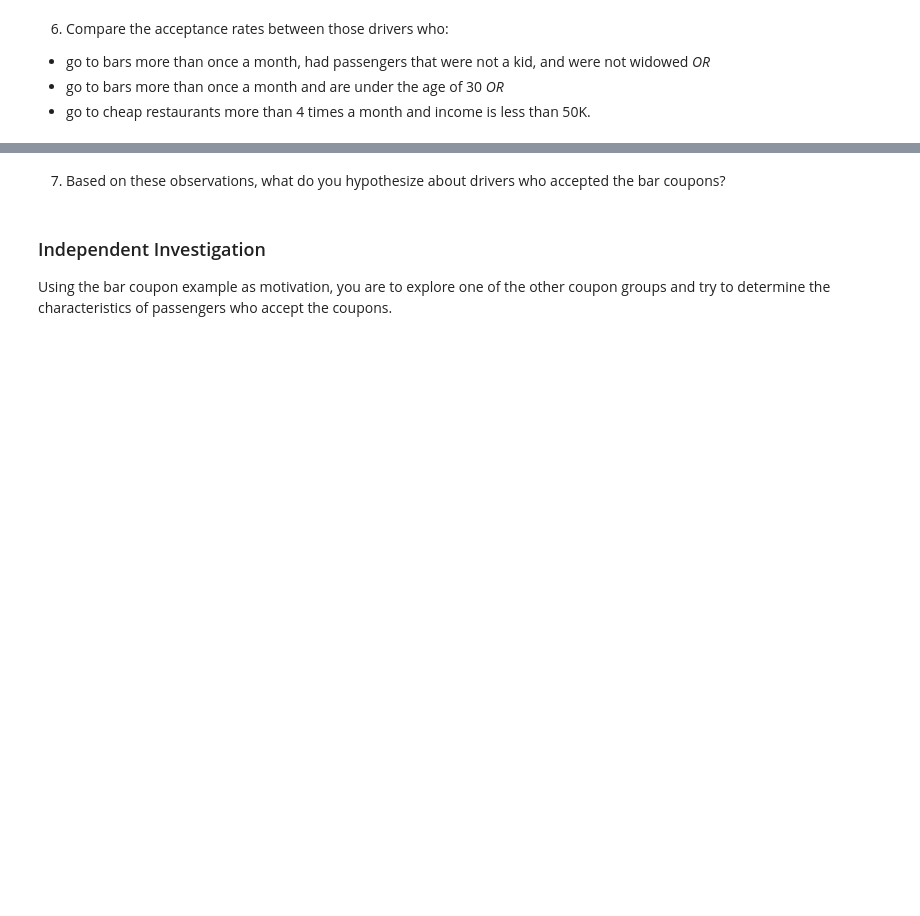
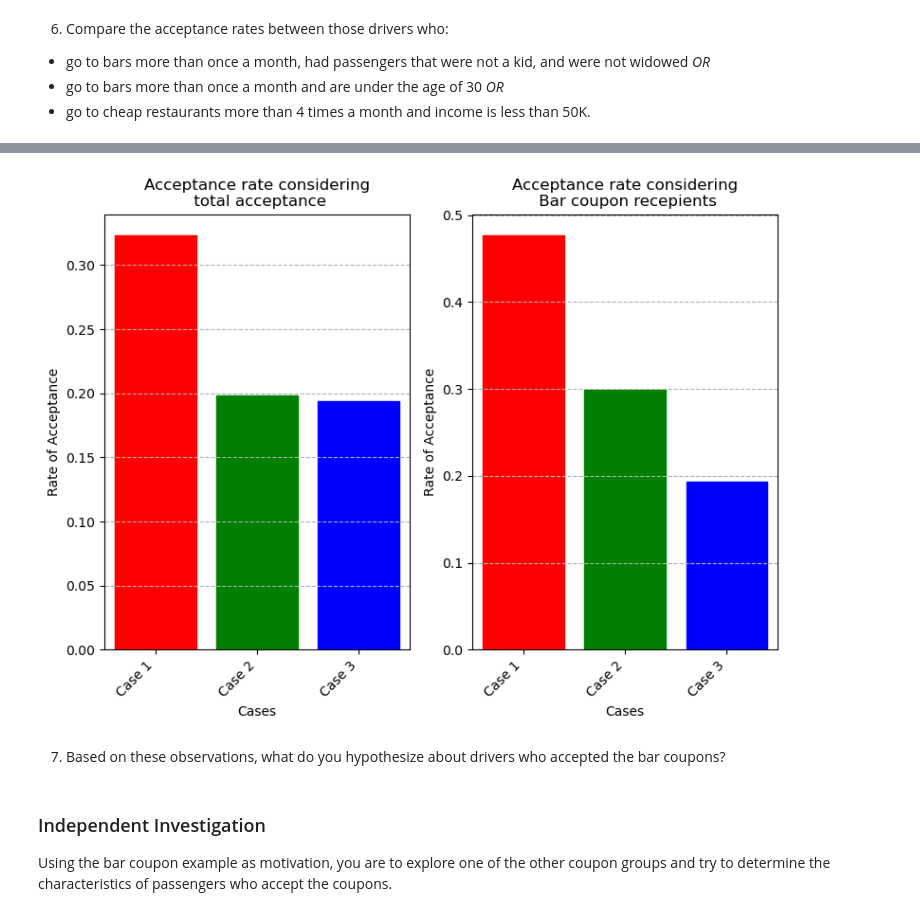
Before and after one commit to zeino/practical-application-5.1, a Jupyter notebook: prompt.ipynb, the cells around one changed output, grey strips where cells are left out. Cells and saved outputs as stored; diff of their text form; code cells hidden in the pictures; blank space fills up the shorter version.

```diff
--- a/prompt.ipynb
+++ b/prompt.ipynb
@@ -550,0 +575,17 @@ Number of total acceptance= 6877
+# %%
+bar_once_passngr_notkid_notwidowed = len(dfBar.query('Bar > 1 and Y==1 and passanger!=1 and maritalStatus not in @widowed'))
+bar_once_age_less_30 =  len(dfBar.query('Bar > 1 and Y==1 and age < 30'))
+dfBar['income'] = dfBar['income'].replace({'Less than $12500':12499, '$12500 - $24999':24999,'$25000 - $37499':37499,'$37500 - $49999':49999, '$50000 - $62499':62500, '$62500 - $74999':74500,'$75000 - $87499':87500,'$87500 - $99999':99999, '$100000 or More':100000 }, )
+cheap_retaurant_4more_income50k = len(dfBar.query('RestaurantLessThan20  in @goto_restaurant_morethan4_list and Y==1 and income <50000'))
+total_acceptance = total_acceptance = sum(dfBar['Y'] ==1)
+
+print('Number of acceptance for Bar attendance more than once and driver not widowed and passenger not kid=',bar_once_passngr_notkid_notwidowed)
+print('Number of acceptance for Bar attendance more than once and age less than 30=',bar_once_age_less_30)
+print('Number of acceptance if going to cheap restaurant 4 times and income less than 50k=',cheap_retaurant_4more_income50k)
+print('Number of total acceptance=',total_acceptance)
+
+bar_chart_numbers = [bar_once_passngr_notkid_notwidowed, bar_once_age_less_30, cheap_retaurant_4more_income50k]
+rate_bar_chart_numbers_BarCoupon = [None]*len(bar_chart_numbers)
+rate_bar_chart_numbers_BarCoupon[:] = [x / total_acceptance for x in bar_chart_numbers]
+bar_chart_labels = ['Case 1','Case 2', 'Case 3']
+print(rate_bar_chart_numbers_BarCoupon)
@@ -551,3 +603,44 @@ Number of total acceptance= 6877
+# %%
+# Define color scheme
+bar_colors = ['red', 'green', 'blue']
+fig, axes = plt.subplots(1, 2, figsize=(8, 6))
+sns.barplot(x=bar_chart_labels, y=rate_bar_chart_numbers_total, color = 'skyblue', ax = axes[0])
+# Set the x-axis label to 'Coupon categories'
+axes[0].set_xlabel('Cases')
+# Set the y-axis label to 'Number' to show count
+axes[0].set_ylabel('Rate of Acceptance')
+# Set the plot title to 'Coupon Categories'
+axes[0].set_title('Acceptance rate considering\n total acceptance')
+# Add dotted horizontal grid lines to improve readability of the y-axis values
+axes[0].grid(axis='y', linestyle='--')
+# written to avoid warning
+axes[0].xaxis.set_ticks([0,1,2])
+# Rotate x-axis labels by 45 degrees and align them to the right for better readability
+axes[0].set_xticklabels(bar_chart_labels, rotation=45, ha='right')
+# Apply colors to bars
+apply_color_scheme(axes[0], bar_colors)
+
+
+sns.barplot(x=bar_chart_labels, y=rate_bar_chart_numbers_BarCoupon, color = 'skyblue', ax = axes[1])
+# Set the x-axis label to 'Coupon categories'
+axes[1].set_xlabel('Cases')
+# Set the y-axis label to 'Number' to show count
+axes[1].set_ylabel('Rate of Acceptance')
+# Set the plot title to 'Coupon Categories'
+axes[1].set_title('Acceptance rate considering\n Bar coupon recepients')
+# Add dotted horizontal grid lines to improve readability of the y-axis values
+axes[1].grid(axis='y', linestyle='--')
+# written to avoid warning
+axes[1].xaxis.set_ticks([0,1,2])
+# Rotate x-axis labels by 45 degrees and align them to the right for better readability
+axes[1].set_xticklabels(bar_chart_labels, rotation=45, ha='right')
+# Apply colors to bars
+apply_color_scheme(axes[1], bar_colors)
+# Display the plot
+plt.tight_layout()
+plt.show()
+# %% [output]
+[figure, added]
 # %% [markdown]
 7.  Based on these observations, what do you hypothesize about drivers who accepted the bar coupons?
 # %% [markdown]
```
Also changed, not shown: parts of 7 cells of this notebook.
